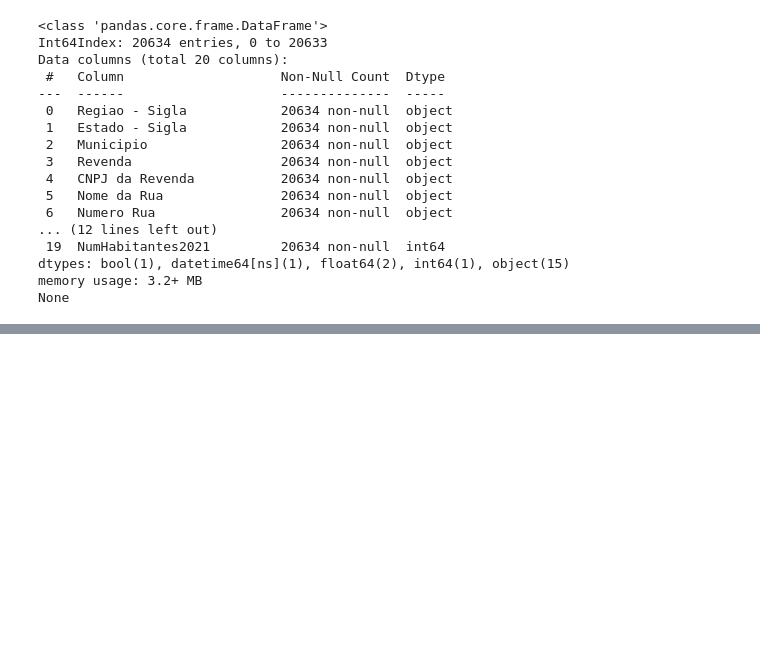
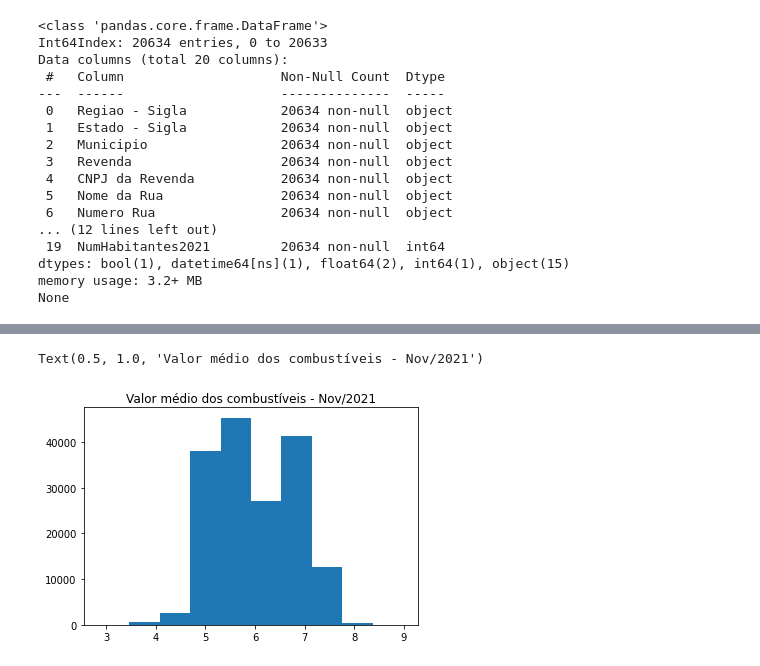
Before and after one commit to MatheusBruno/CursoDeExtensaoAnimeUniRitter, a Jupyter notebook: Segundo_exemplo_em_Python_Pandas.ipynb, the cells around one changed output, grey strips where cells are left out. Saved outputs shown, nothing was run; the diff lists cells and outputs as text; code cells hidden in the pictures; blank space fills up the shorter version.

```diff
--- a/Segundo_exemplo_em_Python_Pandas.ipynb
+++ b/Segundo_exemplo_em_Python_Pandas.ipynb
@@ -198,0 +208,6 @@ KeyError: ignored
+# %%
+plt.hist(combustiveis_df['Valor de Venda'])
+plt.title("Valor médio dos combustíveis - Nov/2021")
+# %% [output]
+Text(0.5, 1.0, 'Valor médio dos combustíveis - Nov/2021')
+[figure, added]
```
Also changed, not shown: parts of 9 cells of this notebook.
